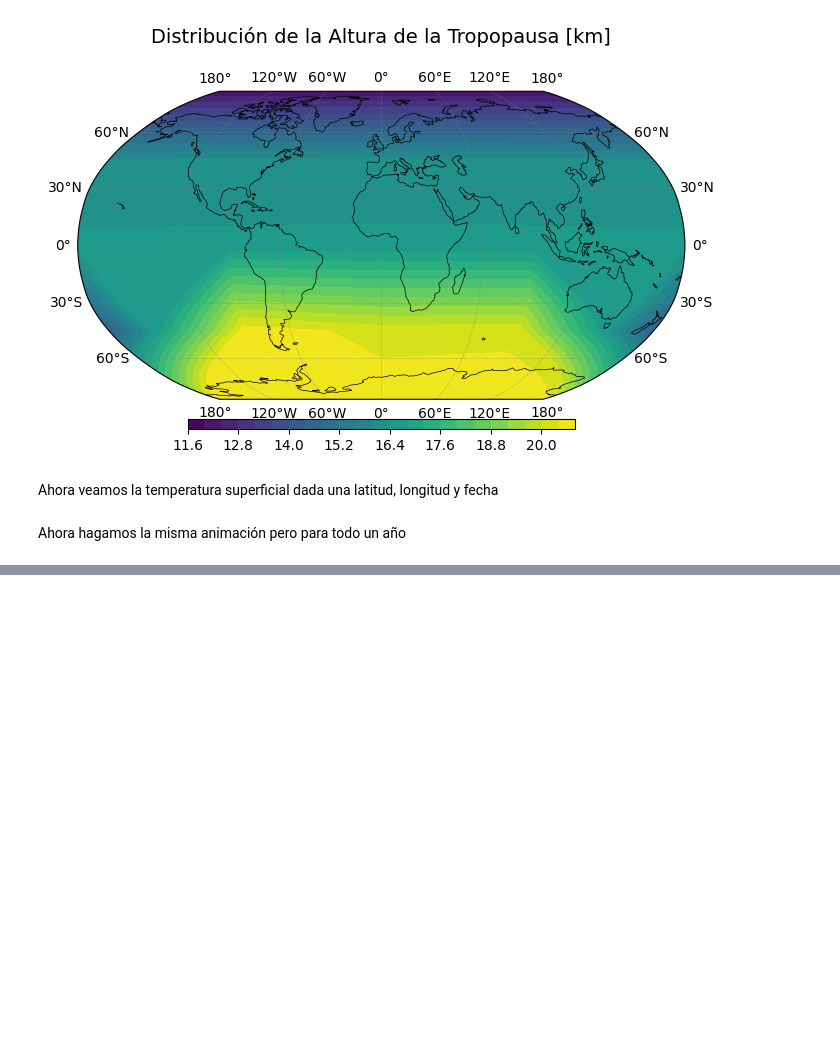
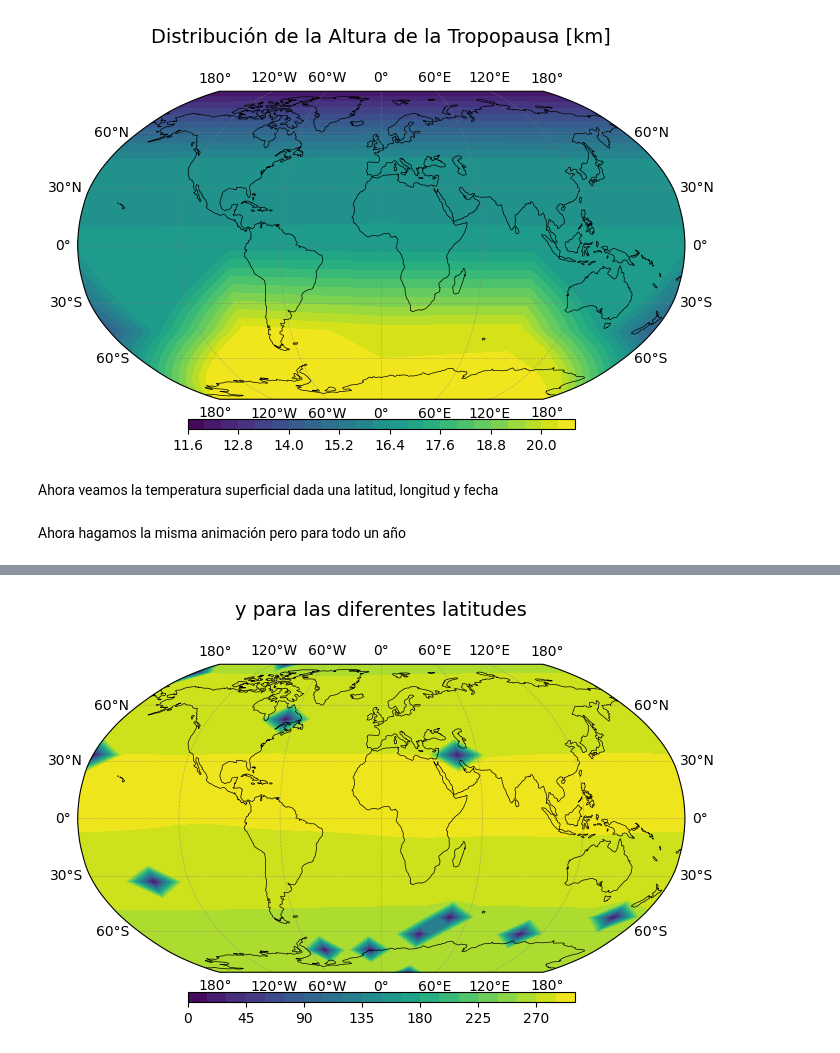
Before and after one commit to andromedalactea/Continuus_Mechanics, a Jupyter notebook: Homeworks/MCON_Tarea2_AtmósferaEmpírica.ipynb, the cells around one changed output, grey strips where cells are left out. Cells and saved outputs as stored; diff of their text form; code cells hidden in the pictures; blank space fills up the shorter version.

```diff
--- a/Homeworks/MCON_Tarea2_AtmósferaEmpírica.ipynb
+++ b/Homeworks/MCON_Tarea2_AtmósferaEmpírica.ipynb
@@ -525,0 +807,20 @@ animation.save('Variacion_temperatura_superficial_en_un_10_años.gif', fps=5)
+# %%
+# Graficando el parámetro de razón de calores específicos para diferentes latitudes y longitudes
+fig = plt.figure(figsize=(10, 5))
+ax = fig.add_subplot(1, 1, 1, projection=ccrs.Robinson())
+ax.set_global()
+ax.coastlines(resolution='110m', linewidth=0.5)  # Líneas costeras más finas
+ax.gridlines(draw_labels=True, linewidth=0.5, color='gray', alpha=0.5, linestyle='--')
+
+# Mejora de la visualización de la tropopausa usando una mejor paleta de colores
+tropopause_contour = ax.contourf(LONS, LATS, optimized_params[:,:,2], 24, transform=ccrs.PlateCarree(), cmap='viridis')
+# Barra de color con ajustes para ser más informativa
+cbar = plt.colorbar(tropopause_contour, orientation='horizontal', pad=0.05, aspect=36, shrink=0.5)
+cbar.ax.tick_params(labelsize=10)  # Tamaño de la fuente para los ticks de la barra de color
+
+# Título y mejoras en las etiquetas
+plt.title('y para las diferentes latitudes', fontsize=14, pad=20)
+
+plt.show()
+# %% [output]
+[figure, added]
```
Also changed, not shown: parts of 24 cells of this notebook.
